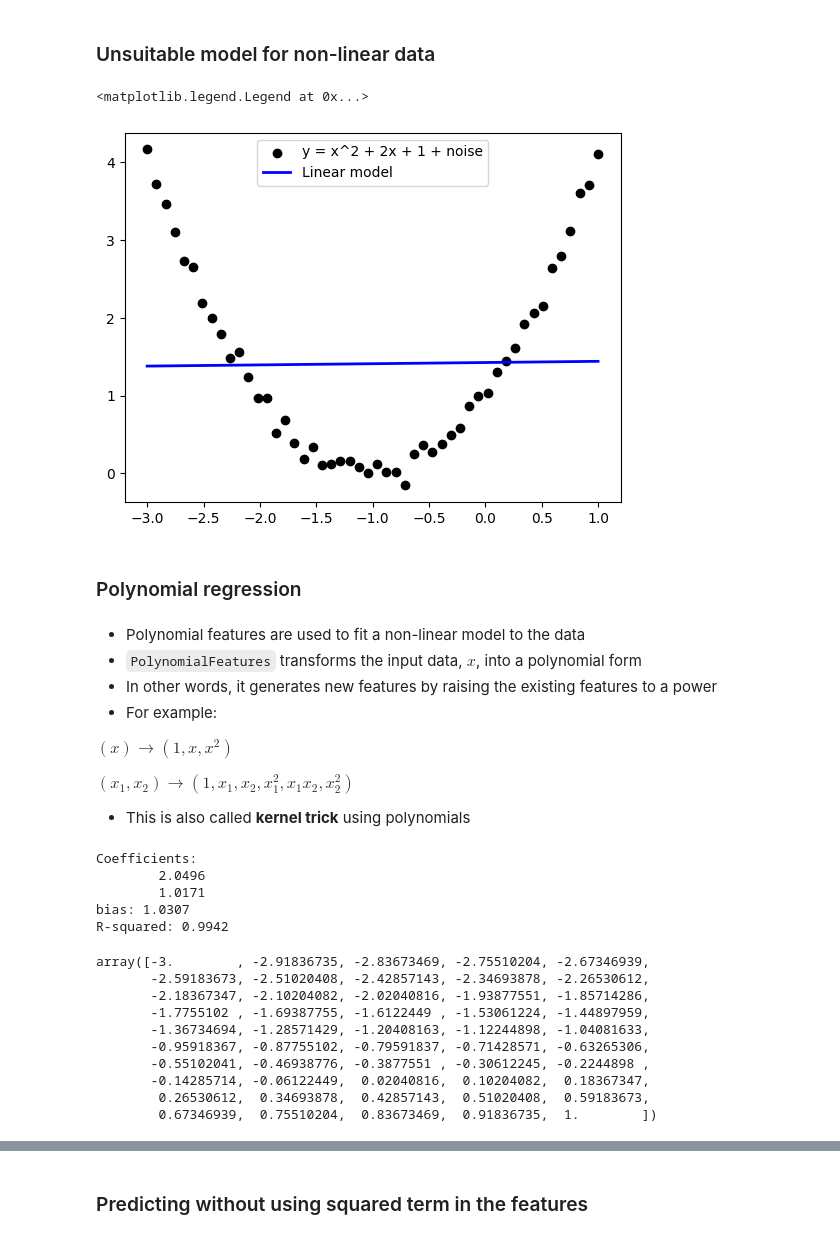
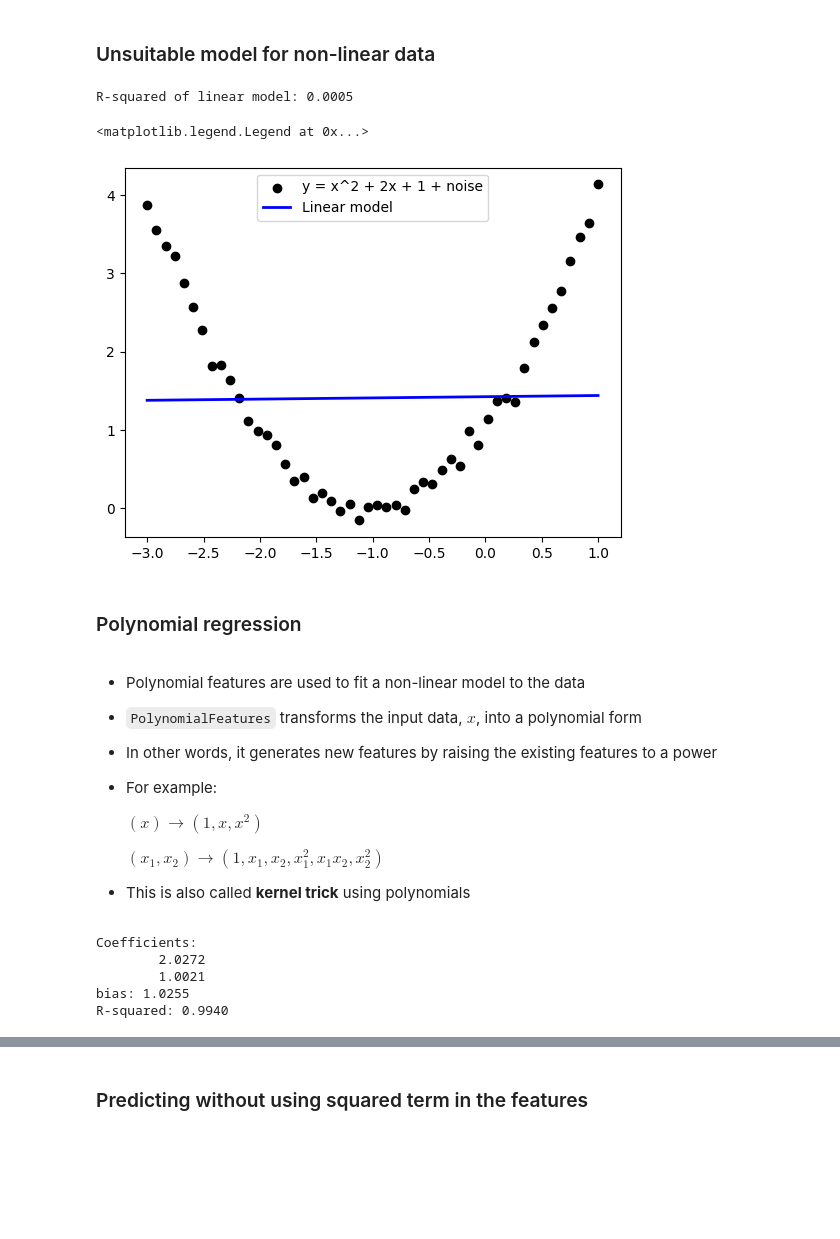
Before and after one commit to azmiozgen/utilynx, a Jupyter notebook: lib/machine_learning/exercise_regression.ipynb, the cells around one changed output, grey strips where cells are left out. Cells and saved outputs as stored; diff of their text form; code cells hidden in the pictures; blank space fills up the shorter version.

Commit message:
feat: improve exercise_regression.ipynb

```diff
--- a/lib/machine_learning/exercise_regression.ipynb
+++ b/lib/machine_learning/exercise_regression.ipynb
@@ -165,6 +167,6 @@ def f_polynomial(x):
     noise = np.random.normal(0, 0.1, x.shape)
     return x ** 2 + 2 * x + 1 + noise
 # %%
-x_polynomial = np.linspace(-3, 1, 50)
-y_polynomial = f_polynomial(x_polynomial)
+x_poly = np.linspace(-3, 1, 50)
+y_poly = f_polynomial(x_poly)
 # %%
@@ -176,15 +178,20 @@ plt.legend()
 # %% [markdown]
 ### Unsuitable model for non-linear data
+# %%
+model_ = LinearRegression()
+estimator_ = model_.fit(x_poly.reshape(-1, 1), y_poly)
+y_poly_pred = estimator_.predict(x_poly.reshape(-1, 1))
+R_squared_ = estimator_.score(x_poly.reshape(-1, 1), y_poly)
+print(f'R-squared of linear model: {R_squared_:.4f}')
+# %% [output]
+R-squared of linear model: 0.0005
 # %%
-model_ = LinearRegression()
-estimator_ = model_.fit(x_polynomial.reshape(-1, 1), y_polynomial)
-y_poly_pred = estimator_.predict(x_polynomial.reshape(-1, 1))
-plt.scatter(x_polynomial, y_polynomial, label='y = x^2 + 2x + 1 + noise', c='k')
-plt.plot(x_polynomial, y_poly_pred, label='Linear model', c='b', lw=2)
+plt.scatter(x_poly, y_poly, label='y = x^2 + 2x + 1 + noise', c='k')
+plt.plot(x_poly, y_poly_pred, label='Linear model', c='b', lw=2)
 plt.legend()
 # %% [output]
 <matplotlib.legend.Legend at 0x...>
-[figure, old version]
+[figure, new version]
 # %% [markdown]
 ### Polynomial regression
 # %% [markdown]
@@ -193,9 +200,9 @@ plt.legend()
 * In other words, it generates new features by raising the existing features to a power
 * For example:
 
-$(x) \rightarrow (1, x, x^2)$
+    $(x) \rightarrow (1, x, x^2)$
 
-$(x_1, x_2) \rightarrow (1, x_1, x_2, x_1^2, x_1x_2, x_2^2)$
+    $(x_1, x_2) \rightarrow (1, x_1, x_2, x_1^2, x_1x_2, x_2^2)$
 
 * This is also called **kernel trick** using polynomials
 # %%
@@ -206,7 +213,7 @@ x_polynomial_features = PolynomialFeatures(degree=2, include_bias=False).fit_tra
 # %%
 model_poly1 = LinearRegression(fit_intercept=True)
-estimator_poly1 = model_poly1.fit(x_polynomial_features, y_polynomial)
-R_squared_poly1 = estimator_poly1.score(x_polynomial_features, y_polynomial)
+estimator_poly1 = model_poly1.fit(x_poly_features, y_poly)
+R_squared_poly1 = estimator_poly1.score(x_poly_features, y_poly)
 b_poly1 = estimator_poly1.intercept_
 print('Coefficients:')
 for coef in estimator_poly1.coef_:
@@ -215,21 +222,8 @@ print(f'bias: {b_poly1:.4f}')
 print(f'R-squared: {R_squared_poly1:.4f}')
 # %% [output]
 Coefficients:
-        2.0496
-        1.0171
-bias: 1.0307
-R-squared: 0.9942
+        2.0272
+        1.0021
+bias: 1.0255
+R-squared: 0.9940
-# %%
-x_polynomial
-# %% [output]
-array([-3.        , -2.91836735, -2.83673469, -2.75510204, -2.67346939,
-       -2.59183673, -2.51020408, -2.42857143, -2.34693878, -2.26530612,
-       -2.18367347, -2.10204082, -2.02040816, -1.93877551, -1.85714286,
-       -1.7755102 , -1.69387755, -1.6122449 , -1.53061224, -1.44897959,
-       -1.36734694, -1.28571429, -1.20408163, -1.12244898, -1.04081633,
-       -0.95918367, -0.87755102, -0.79591837, -0.71428571, -0.63265306,
-       -0.55102041, -0.46938776, -0.3877551 , -0.30612245, -0.2244898 ,
-       -0.14285714, -0.06122449,  0.02040816,  0.10204082,  0.18367347,
-        0.26530612,  0.34693878,  0.42857143,  0.51020408,  0.59183673,
-        0.67346939,  0.75510204,  0.83673469,  0.91836735,  1.        ])
 # %%
```
Also changed, not shown: parts of 21 cells of this notebook.
